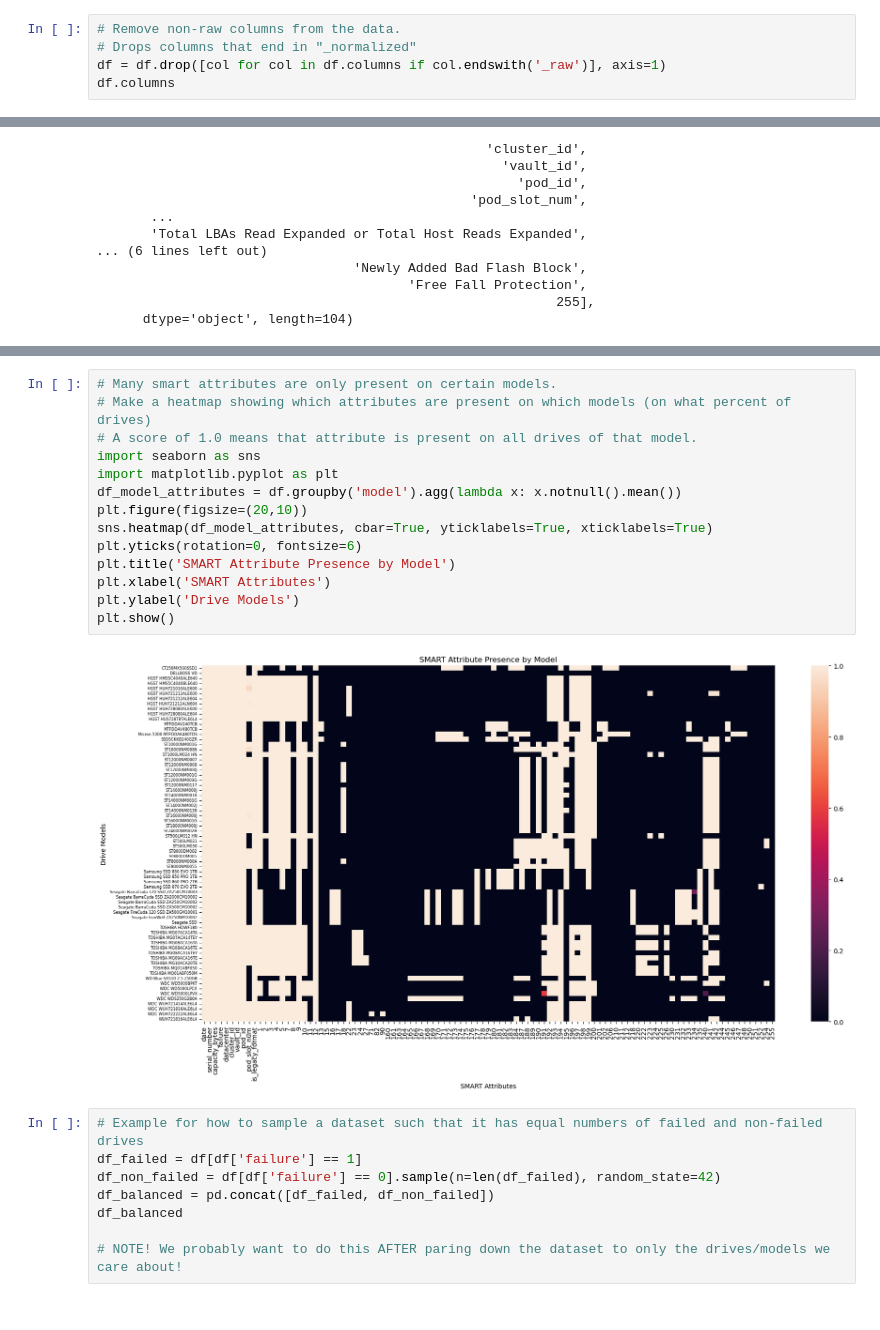
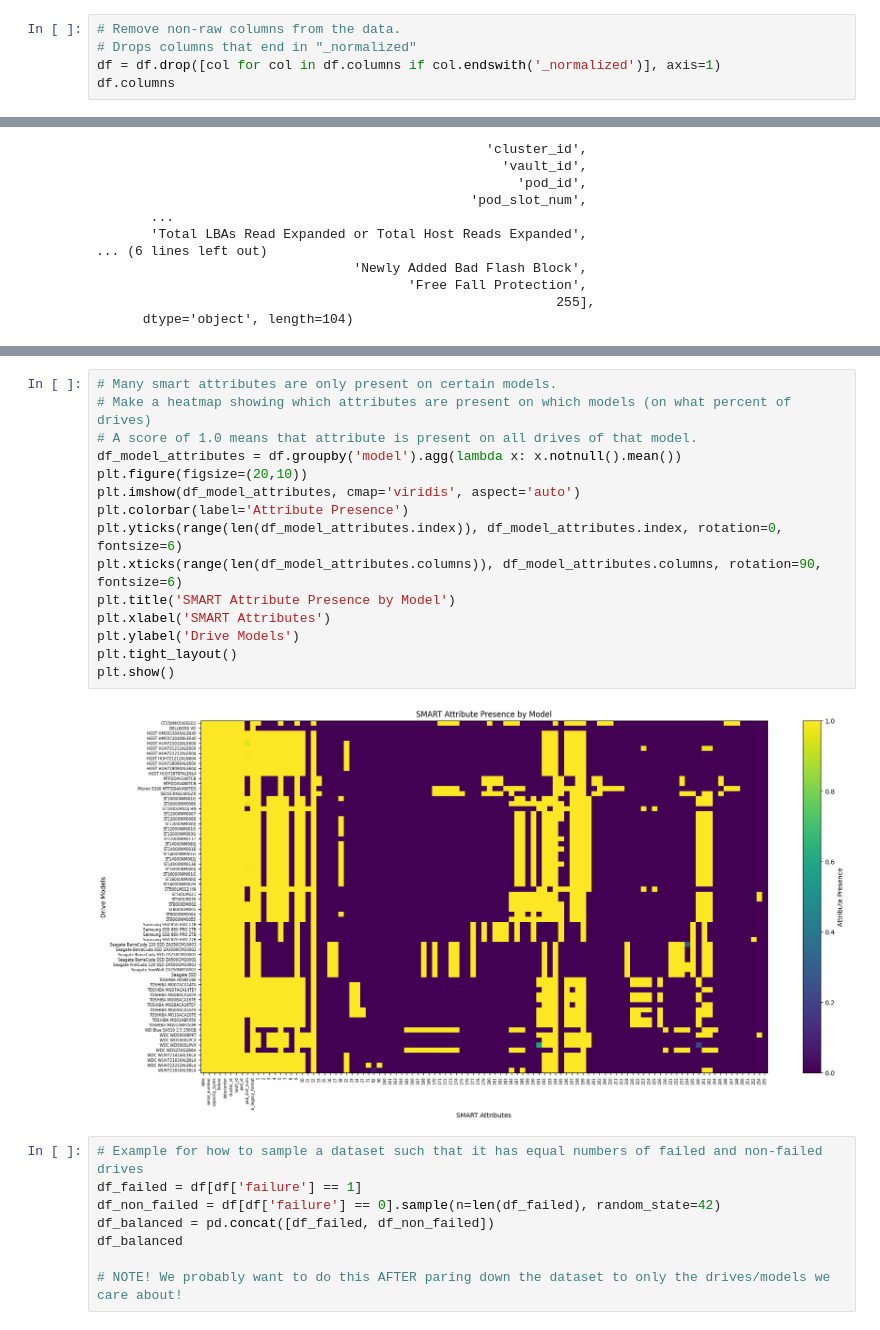
Before and after one commit to rhit-siegerrs/S.M.A.R.T, a Jupyter notebook: example_data_sandbox_kevin.ipynb, the cells around one changed output, grey strips where cells are left out. Saved outputs shown, nothing was run; the diff lists cells and outputs as text.

```diff
--- a/example_data_sandbox_kevin.ipynb
+++ b/example_data_sandbox_kevin.ipynb
@@ -29,7 +29,7 @@ Index(['date', 'serial_number', 'model', 'capacity_bytes', 'failure',
 # %%
 # Remove non-raw columns from the data.
 # Drops columns that end in "_normalized"
-df = df.drop([col for col in df.columns if col.endswith('_raw')], axis=1)
+df = df.drop([col for col in df.columns if col.endswith('_normalized')], axis=1)
 df.columns
 # %% [output]
 Index(['date', 'serial_number', 'model', 'capacity_bytes', 'failure',
@@ -110,19 +109,20 @@ There are 70 unique models in the dataset.
 # %%
 # Many smart attributes are only present on certain models.
 # Make a heatmap showing which attributes are present on which models (on what percent of drives)
 # A score of 1.0 means that attribute is present on all drives of that model.
-import seaborn as sns
-import matplotlib.pyplot as plt
 df_model_attributes = df.groupby('model').agg(lambda x: x.notnull().mean())
 plt.figure(figsize=(20,10))
-sns.heatmap(df_model_attributes, cbar=True, yticklabels=True, xticklabels=True)
-plt.yticks(rotation=0, fontsize=6)
+plt.imshow(df_model_attributes, cmap='viridis', aspect='auto')
+plt.colorbar(label='Attribute Presence')
+plt.yticks(range(len(df_model_attributes.index)), df_model_attributes.index, rotation=0, fontsize=6)
+plt.xticks(range(len(df_model_attributes.columns)), df_model_attributes.columns, rotation=90, fontsize=6)
 plt.title('SMART Attribute Presence by Model')
 plt.xlabel('SMART Attributes')
 plt.ylabel('Drive Models')
+plt.tight_layout()
 plt.show()
 # %% [output]
-[figure, old version]
+[figure, new version]
 # %%
 # Example for how to sample a dataset such that it has equal numbers of failed and non-failed drives
 df_failed = df[df['failure'] == 1]
```
Also changed, not shown: parts of 1 cell of this notebook, 2 other files.
